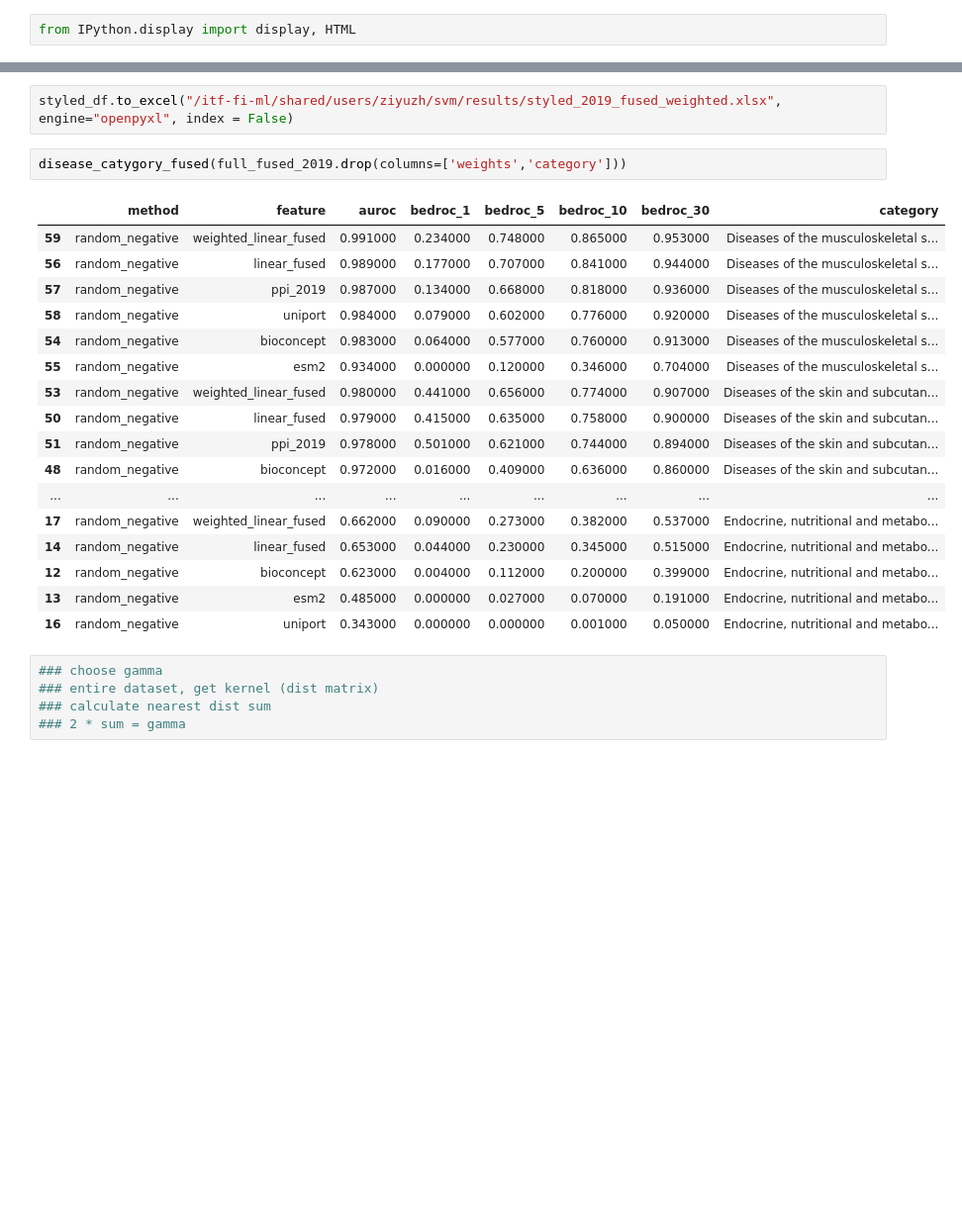
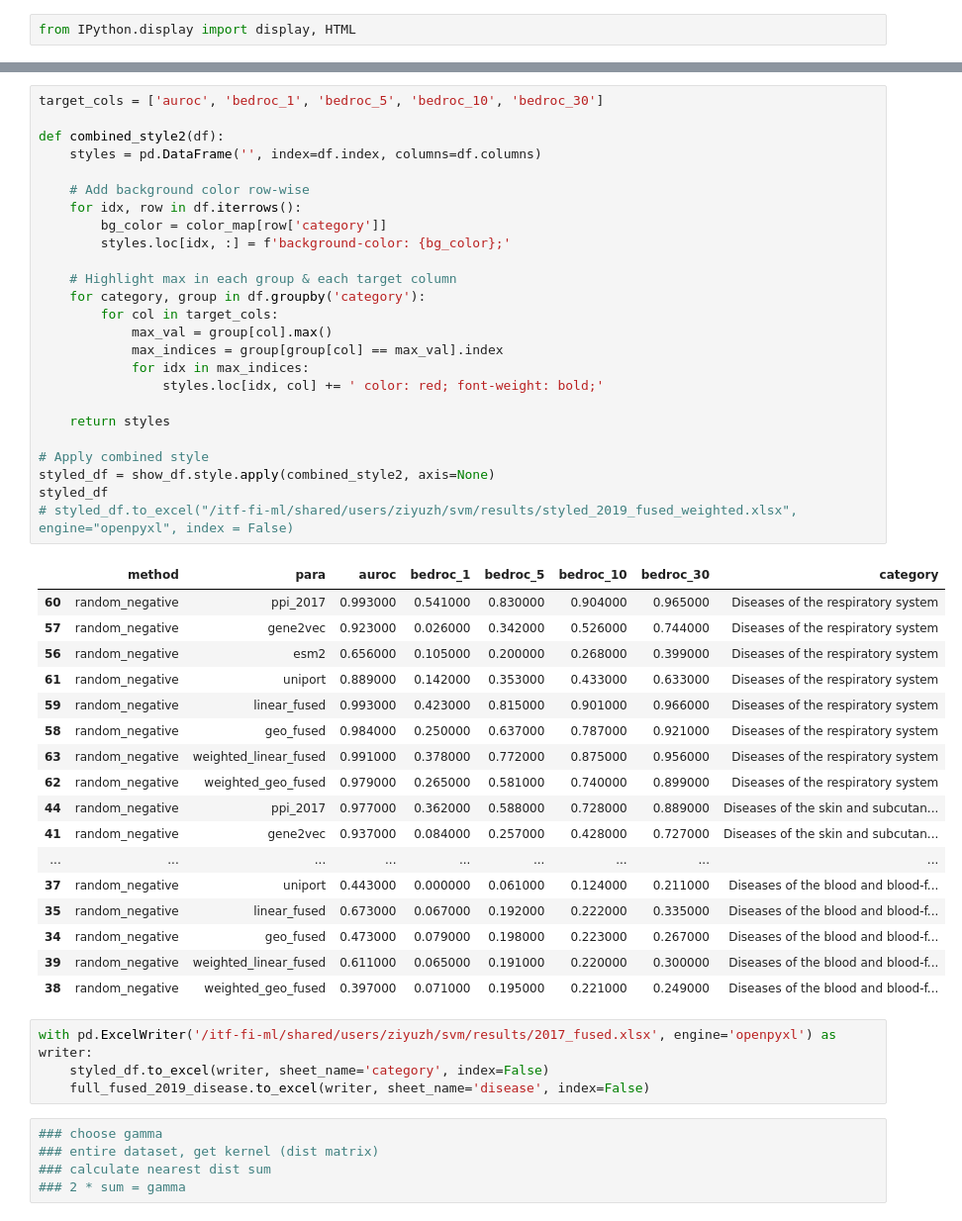
Before and after one commit to ZiyuZhang1/svm, a Jupyter notebook: codes/results_analysis_clear.ipynb, the cells around one changed output, grey strips where cells are left out. Shown at 99% size. Drawn from its saved outputs; the diff is of its cells as text; blank space fills up the shorter version.

Commit message:
parallel kernel fusion and clear analysis and clean data process

```diff
--- a/codes/results_analysis_clear.ipynb
+++ b/codes/results_analysis_clear.ipynb
@@ -461,25 +472,50 @@ styled_df
+# %%
+target_cols = ['auroc', 'bedroc_1', 'bedroc_5', 'bedroc_10', 'bedroc_30']
+
+def combined_style2(df):
+    styles = pd.DataFrame('', index=df.index, columns=df.columns)
+
+    # Add background color row-wise
+    for idx, row in df.iterrows():
+        bg_color = color_map[row['category']]
+        styles.loc[idx, :] = f'background-color: {bg_color};'
+
+    # Highlight max in each group & each target column
+    for category, group in df.groupby('category'):
+        for col in target_cols:
+            max_val = group[col].max()
+            max_indices = group[group[col] == max_val].index
+            for idx in max_indices:
+                styles.loc[idx, col] += ' color: red; font-weight: bold;'
+
+    return styles
+
+# Apply combined style
+styled_df = show_df.style.apply(combined_style2, axis=None)
+styled_df
+# styled_df.to_excel("/itf-fi-ml/shared/users/ziyuzh/svm/results/styled_2019_fused_weighted.xlsx", engine="openpyxl", index = False)
+# %% [output]
+|  | method | para | auroc | bedroc_1 | bedroc_5 | bedroc_10 | bedroc_30 | category |
+| 60 | random_negative | ppi_2017 | 0.993000 | 0.541000 | 0.830000 | 0.904000 | 0.965000 | Diseases of the respiratory system |
+| 57 | random_negative | gene2vec | 0.923000 | 0.026000 | 0.342000 | 0.526000 | 0.744000 | Diseases of the respiratory system |
+| 56 | random_negative | esm2 | 0.656000 | 0.105000 | 0.200000 | 0.268000 | 0.399000 | Diseases of the respiratory system |
+| 61 | random_negative | uniport | 0.889000 | 0.142000 | 0.353000 | 0.433000 | 0.633000 | Diseases of the respiratory system |
+| 59 | random_negative | linear_fused | 0.993000 | 0.423000 | 0.815000 | 0.901000 | 0.966000 | Diseases of the respiratory system |
+| 58 | random_negative | geo_fused | 0.984000 | 0.250000 | 0.637000 | 0.787000 | 0.921000 | Diseases of the respiratory system |
+| 63 | random_negative | weighted_linear_fused | 0.991000 | 0.378000 | 0.772000 | 0.875000 | 0.956000 | Diseases of the respiratory system |
+| 62 | random_negative | weighted_geo_fused | 0.979000 | 0.265000 | 0.581000 | 0.740000 | 0.899000 | Diseases of the respiratory system |
+| 44 | random_negative | ppi_2017 | 0.977000 | 0.362000 | 0.588000 | 0.728000 | 0.889000 | Diseases of the skin and subcutan... |
+| 41 | random_negative | gene2vec | 0.937000 | 0.084000 | 0.257000 | 0.428000 | 0.727000 | Diseases of the skin and subcutan... |
+| ... | ... | ... | ... | ... | ... | ... | ... | ... |
+| 37 | random_negative | uniport | 0.443000 | 0.000000 | 0.061000 | 0.124000 | 0.211000 | Diseases of the blood and blood-f... |
+| 35 | random_negative | linear_fused | 0.673000 | 0.067000 | 0.192000 | 0.222000 | 0.335000 | Diseases of the blood and blood-f... |
+| 34 | random_negative | geo_fused | 0.473000 | 0.079000 | 0.198000 | 0.223000 | 0.267000 | Diseases of the blood and blood-f... |
+| 39 | random_negative | weighted_linear_fused | 0.611000 | 0.065000 | 0.191000 | 0.220000 | 0.300000 | Diseases of the blood and blood-f... |
+| 38 | random_negative | weighted_geo_fused | 0.397000 | 0.071000 | 0.195000 | 0.221000 | 0.249000 | Diseases of the blood and blood-f... |
 # %%
-styled_df.to_excel("/itf-fi-ml/shared/users/ziyuzh/svm/results/styled_2019_fused_weighted.xlsx", engine="openpyxl", index = False)
+with pd.ExcelWriter('/itf-fi-ml/shared/users/ziyuzh/svm/results/2017_fused.xlsx', engine='openpyxl') as writer:
+    styled_df.to_excel(writer, sheet_name='category', index=False)
+    full_fused_2019_disease.to_excel(writer, sheet_name='disease', index=False)
-# %%
-disease_catygory_fused(full_fused_2019.drop(columns=['weights','category']))
-# %% [output]
-|  | method | feature | auroc | bedroc_1 | bedroc_5 | bedroc_10 | bedroc_30 | category |
-| 59 | random_negative | weighted_linear_fused | 0.991000 | 0.234000 | 0.748000 | 0.865000 | 0.953000 | Diseases of the musculoskeletal s... |
-| 56 | random_negative | linear_fused | 0.989000 | 0.177000 | 0.707000 | 0.841000 | 0.944000 | Diseases of the musculoskeletal s... |
-| 57 | random_negative | ppi_2019 | 0.987000 | 0.134000 | 0.668000 | 0.818000 | 0.936000 | Diseases of the musculoskeletal s... |
-| 58 | random_negative | uniport | 0.984000 | 0.079000 | 0.602000 | 0.776000 | 0.920000 | Diseases of the musculoskeletal s... |
-| 54 | random_negative | bioconcept | 0.983000 | 0.064000 | 0.577000 | 0.760000 | 0.913000 | Diseases of the musculoskeletal s... |
-| 55 | random_negative | esm2 | 0.934000 | 0.000000 | 0.120000 | 0.346000 | 0.704000 | Diseases of the musculoskeletal s... |
-| 53 | random_negative | weighted_linear_fused | 0.980000 | 0.441000 | 0.656000 | 0.774000 | 0.907000 | Diseases of the skin and subcutan... |
-| 50 | random_negative | linear_fused | 0.979000 | 0.415000 | 0.635000 | 0.758000 | 0.900000 | Diseases of the skin and subcutan... |
-| 51 | random_negative | ppi_2019 | 0.978000 | 0.501000 | 0.621000 | 0.744000 | 0.894000 | Diseases of the skin and subcutan... |
-| 48 | random_negative | bioconcept | 0.972000 | 0.016000 | 0.409000 | 0.636000 | 0.860000 | Diseases of the skin and subcutan... |
-| ... | ... | ... | ... | ... | ... | ... | ... | ... |
-| 17 | random_negative | weighted_linear_fused | 0.662000 | 0.090000 | 0.273000 | 0.382000 | 0.537000 | Endocrine, nutritional and metabo... |
-| 14 | random_negative | linear_fused | 0.653000 | 0.044000 | 0.230000 | 0.345000 | 0.515000 | Endocrine, nutritional and metabo... |
-| 12 | random_negative | bioconcept | 0.623000 | 0.004000 | 0.112000 | 0.200000 | 0.399000 | Endocrine, nutritional and metabo... |
-| 13 | random_negative | esm2 | 0.485000 | 0.000000 | 0.027000 | 0.070000 | 0.191000 | Endocrine, nutritional and metabo... |
-| 16 | random_negative | uniport | 0.343000 | 0.000000 | 0.000000 | 0.001000 | 0.050000 | Endocrine, nutritional and metabo... |
 # %%
 ### choose gamma
 ### entire dataset, get kernel (dist matrix)
```
Also changed, not shown: parts of 19 cells of this notebook, 13 other files.
